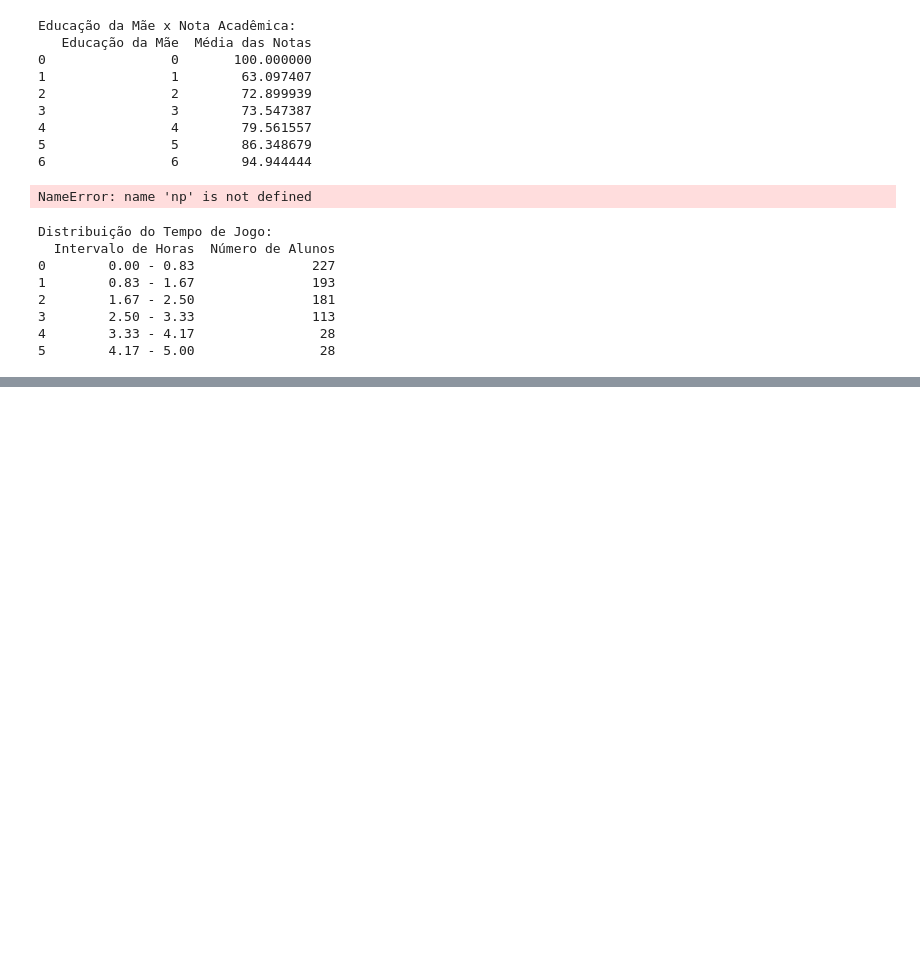
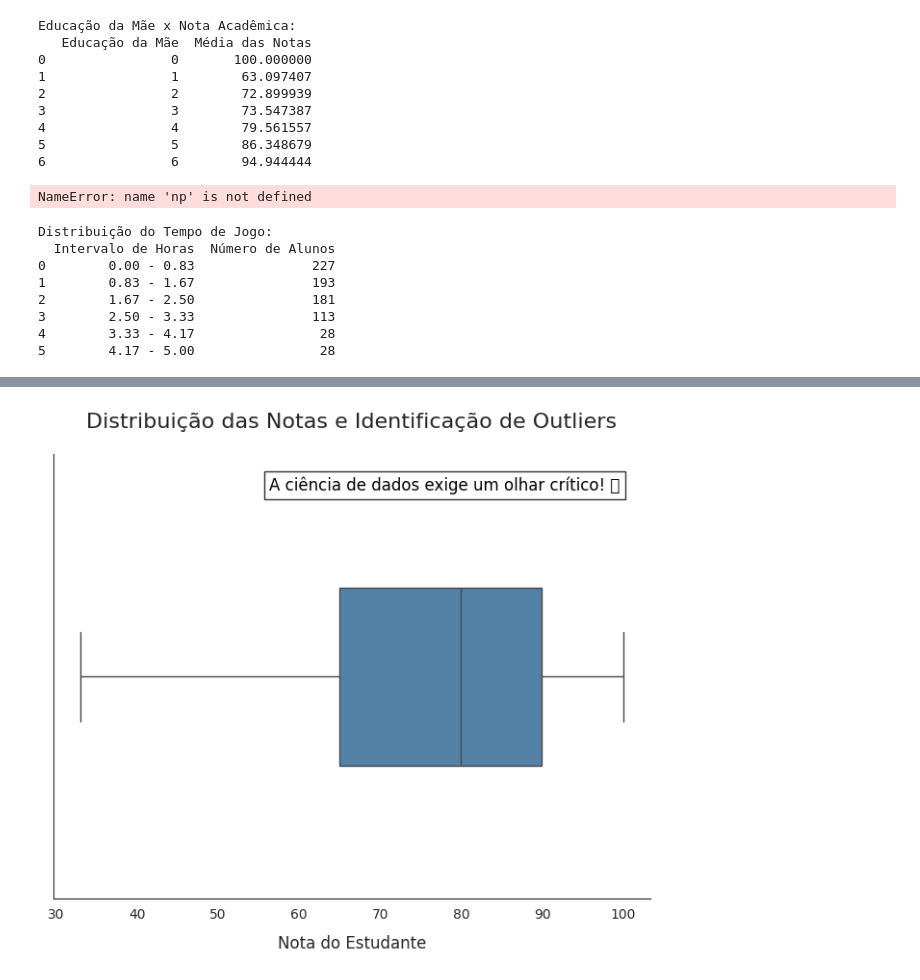
Before and after one commit to jaffsousa/Estudo-em-Analise-de-Dados-usando-Python, a Jupyter notebook: Explorando_a_Relação_entre_Jogos_e_Desempenho_Acadêmico_com_Python.ipynb, the cells around one changed output, grey strips where cells are left out. Drawn from its saved outputs; the diff is of its cells as text; code cells hidden in the pictures; blank space fills up the shorter version.

```diff
--- a/Explorando_a_Relação_entre_Jogos_e_Desempenho_Acadêmico_com_Python.ipynb
+++ b/Explorando_a_Relação_entre_Jogos_e_Desempenho_Acadêmico_com_Python.ipynb
@@ -301,0 +380,28 @@ Distribuição do Tempo de Jogo:
+# %%
+
+df = pd.read_csv('gameandgrade.csv')
+
+df['Grade'] = pd.to_numeric(df['Grade'], errors='coerce')
+
+
+df = df.dropna(subset=['Grade'])
+sns.set_style("white")
+
+# Criando um boxplot para visualizar a distribuição e outliers
+plt.figure(figsize=(8, 6))
+sns.boxplot(x=df['Grade'], color='#4682B4', width=0.4)
+
+# Removendo as bordas
+sns.despine()
+
+# Adicionando título
+plt.title('Distribuição das Notas e Identificação de Outliers', fontsize=16, pad=20)
+plt.xlabel('Nota do Estudante', fontsize=12, labelpad=10)
+
+plt.text(x=0.95, y=0.95, s="A ciência de dados exige um olhar crítico! 🔍",
+         fontsize=12, color='black', ha='right', va='top',
+         transform=plt.gca().transAxes, bbox=dict(facecolor='white', alpha=0.8, edgecolor='black'))
+
+plt.show()
+# %% [output]
+[figure, added]
```
Also changed, not shown: parts of 2 cells of this notebook.
